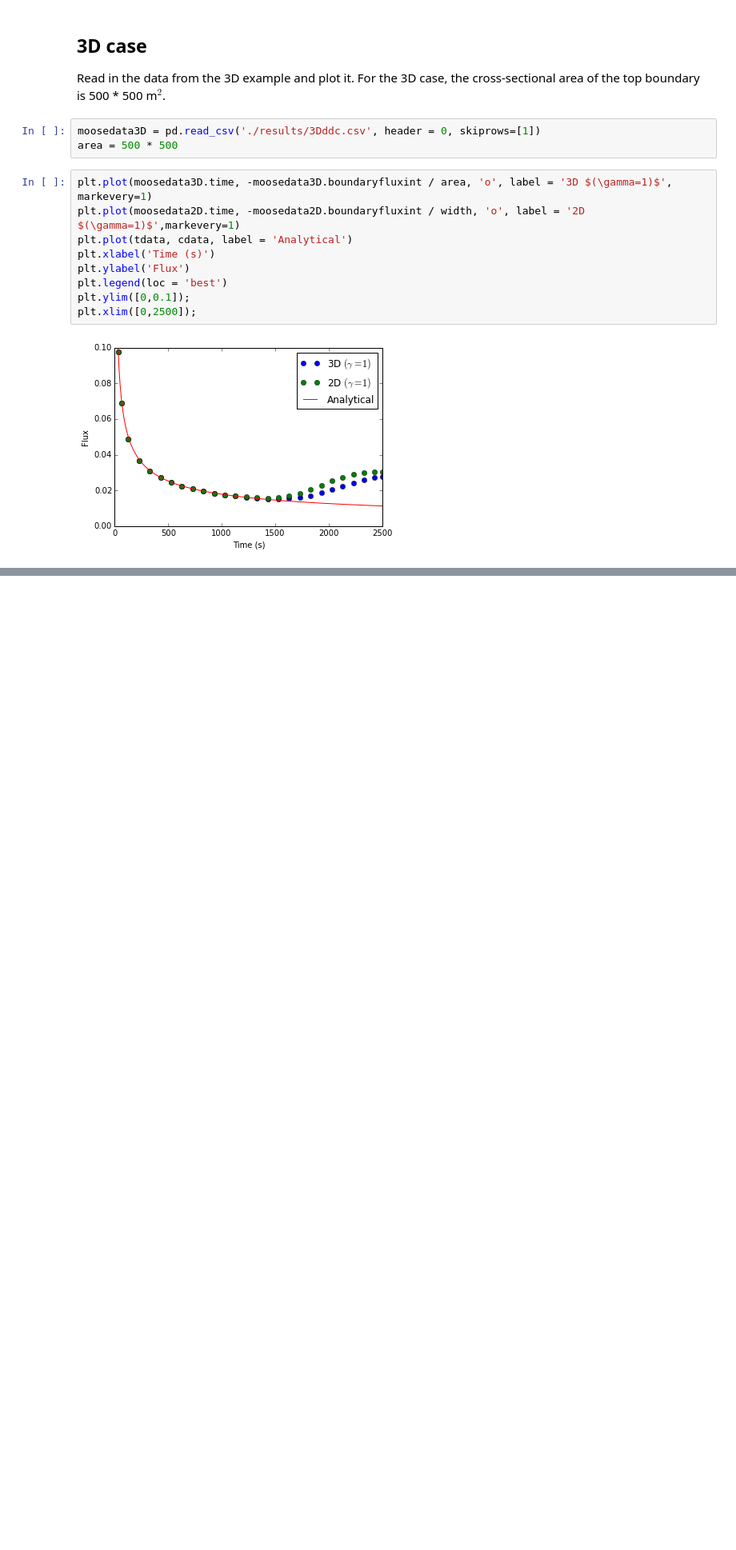
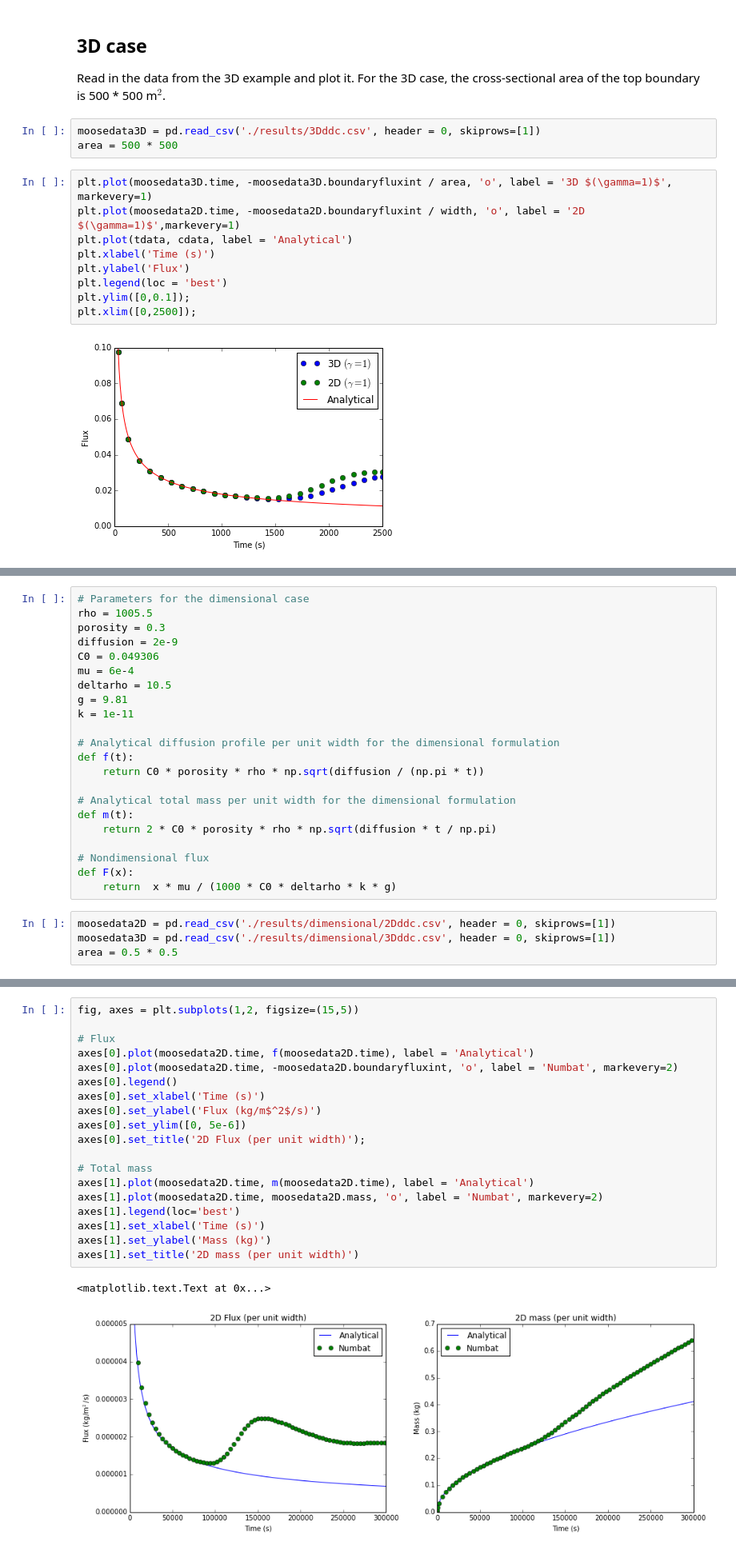
Before and after one commit to cpgr/numbat, a Jupyter notebook: documentation/examples/NumbatExamples.ipynb, the cells around one changed output, grey strips where cells are left out. Shown: that part at 80% size. Drawn from its saved outputs; the diff is of its cells as text; blank space fills up the shorter version.

```diff
--- a/documentation/examples/NumbatExamples.ipynb
+++ b/documentation/examples/NumbatExamples.ipynb
@@ -88,0 +91,26 @@ plt.xlim([0,2500]);
+# %%
+# Parameters for the dimensional case
+rho = 1005.5
+porosity = 0.3
+diffusion = 2e-9
+C0 = 0.049306
+mu = 6e-4
+deltarho = 10.5
+g = 9.81
+k = 1e-11
+
+# Analytical diffusion profile per unit width for the dimensional formulation
+def f(t):
+    return C0 * porosity * rho * np.sqrt(diffusion / (np.pi * t))
+
+# Analytical total mass per unit width for the dimensional formulation
+def m(t):
+    return 2 * C0 * porosity * rho * np.sqrt(diffusion * t / np.pi)
+
+# Nondimensional flux
+def F(x):
+    return  x * mu / (1000 * C0 * deltarho * k * g)
+# %%
+moosedata2D = pd.read_csv('./results/dimensional/2Dddc.csv', header = 0, skiprows=[1])
+moosedata3D = pd.read_csv('./results/dimensional/3Dddc.csv', header = 0, skiprows=[1])
+area = 0.5 * 0.5
@@ -88,0 +119,22 @@ plt.xlim([0,2500]);
+# %%
+fig, axes = plt.subplots(1,2, figsize=(15,5))
+
+# Flux
+axes[0].plot(moosedata2D.time, f(moosedata2D.time), label = 'Analytical')
+axes[0].plot(moosedata2D.time, -moosedata2D.boundaryfluxint, 'o', label = 'Numbat', markevery=2)
+axes[0].legend()
+axes[0].set_xlabel('Time (s)')
+axes[0].set_ylabel('Flux (kg/m$^2$/s)')
+axes[0].set_ylim([0, 5e-6])
+axes[0].set_title('2D Flux (per unit width)');
+
+# Total mass
+axes[1].plot(moosedata2D.time, m(moosedata2D.time), label = 'Analytical')
+axes[1].plot(moosedata2D.time, moosedata2D.mass, 'o', label = 'Numbat', markevery=2)
+axes[1].legend(loc='best')
+axes[1].set_xlabel('Time (s)')
+axes[1].set_ylabel('Mass (kg)')
+axes[1].set_title('2D mass (per unit width)')
+# %% [output]
+<matplotlib.text.Text at 0x...>
+[figure, added]
```
Also changed, not shown: parts of 6 cells of this notebook, 1 other file.
